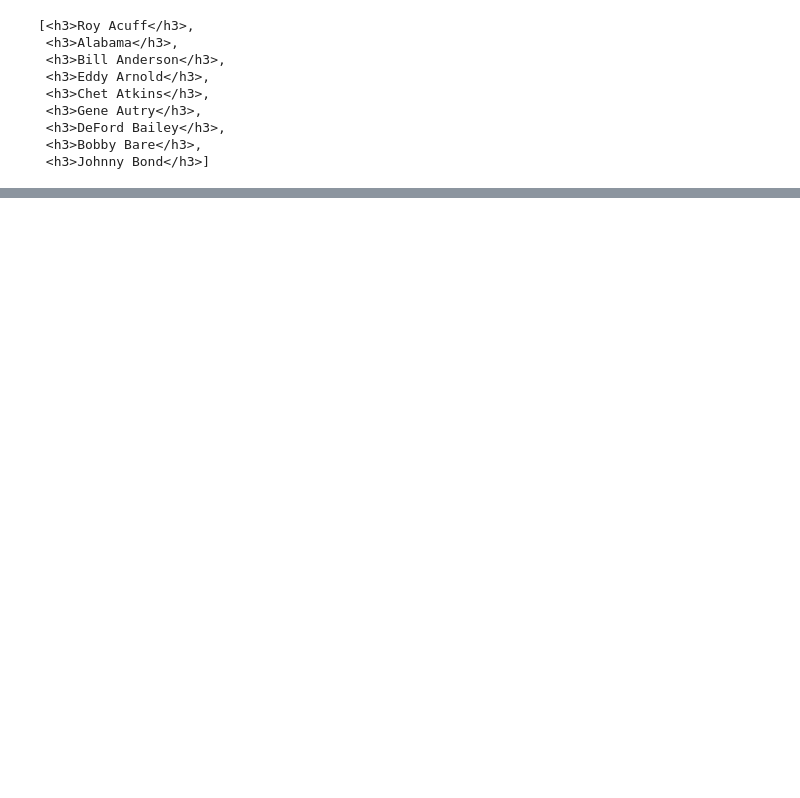
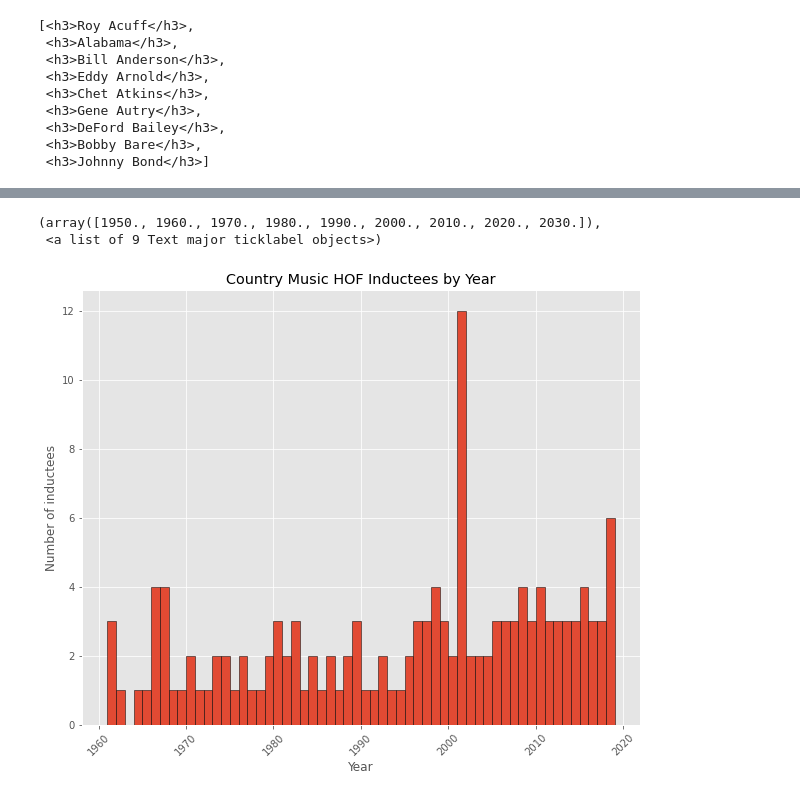
Before and after one commit to Abdullah0930/web-scraping-country-music-hof-Abdullah0930, a Jupyter notebook: HOF_webscraping.ipynb, the cells around one changed output, grey strips where cells are left out. Saved outputs shown, nothing was run; the diff lists cells and outputs as text; code cells hidden in the pictures; blank space fills up the shorter version.

```diff
--- a/HOF_webscraping.ipynb
+++ b/HOF_webscraping.ipynb
@@ -95,7 +116,7 @@ names2
 # %%
 year_inducted=[]
 
-years_list=soup.find_all('div', attrs={'class':'vertical-card_content--copy'})
+year = soup.find_all('div', attrs={'class':'vertical-card_content--copy'})
 for year in years_list:
     yearin = year.get_text()[30:35].strip()
     year_inducted.append(yearin)
@@ -105,0 +168,6 @@ print(year_inducted)
+# %%
+scrape_list = []
+
+for page in page_list:
+    url = requests.get(page)
+    scrape_list.append(url)
@@ -105,0 +231,24 @@ print(year_inducted)
+# %%
+#Data Storage buckets
+artists = []
+year_inducted=[]
+
+#The scrape
+for page in range(1, 17):
+    hof_url = 'https://countrymusichalloffame.org/hall-of-fame/members/page/'
+    hof_page_url = hof_url + str(page)  #cast the page range as a string to add two strings together
+    #sleep(randint(3,10)) #don't get blocked
+    response = requests.get(hof_page_url)
+    soup = BeautifulSoup(response.content, 'lxml')
+
+    artist_scrape = soup.find_all('h3')
+    for x in artist_scrape:
+        name = x.text
+        artists.append(name)
+
+    years_scrape=soup.find_all('div', attrs={'class':'vertical-card_content--copy'})
+    for year in years_scrape:
+        yearin = year.get_text()[30:35].strip()
+        year_inducted.append(yearin)
+
+results_together1 = pd.DataFrame(list(zip(artists, year_inducted)), columns = ['Artist', 'Year'])
@@ -105,0 +344,15 @@ print(year_inducted)
+# %%
+results_together1['Year']=pd.to_numeric(results_together1['Year'])
+# %%
+#fig = plt.figure(figsize=(8,4), dpi=100)
+plt.style.use('ggplot')
+results_together1.plot.hist('Year', bins=58, legend=False, ec = 'black', figsize=(10,8))
+plt.title('Country Music HOF Inductees by Year')
+plt.xlabel('Year')
+plt.ylabel('Number of inductees')
+plt.xticks(rotation=45)
+#the year 1963 had no inductees
+# %% [output]
+(array([1950., 1960., 1970., 1980., 1990., 2000., 2010., 2020., 2030.]),
+ <a list of 9 Text major ticklabel objects>)
+[figure, added]
```
Also changed, not shown: parts of 26 cells of this notebook.
